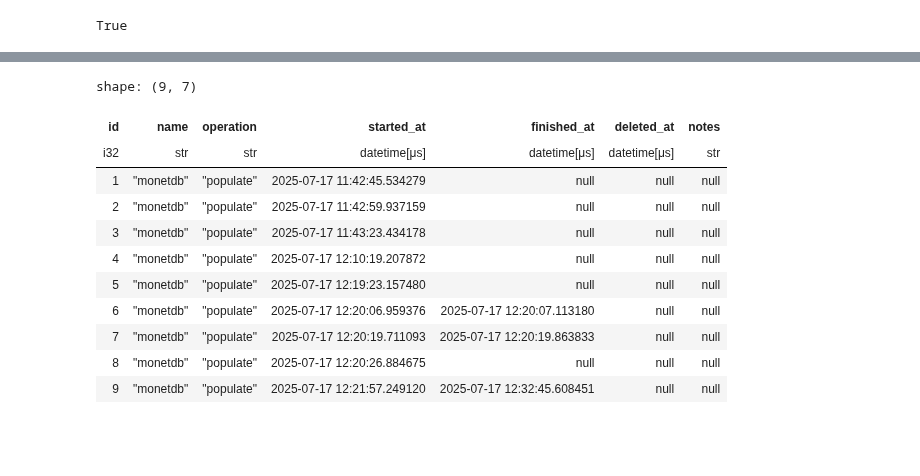
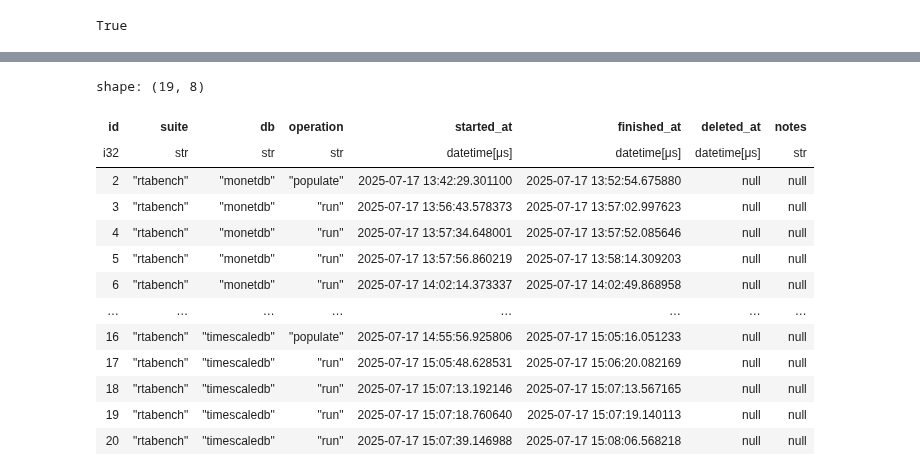
Before and after one commit to wlaur/olap-benchmarks, a Jupyter notebook: notebooks/results.ipynb, the cells around one changed output, grey strips where cells are left out. Cells and saved outputs as stored; diff of their text form; code cells hidden in the pictures; blank space fills up the shorter version.

Commit message:
ran benchmarks

```diff
--- a/notebooks/results.ipynb
+++ b/notebooks/results.ipynb
@@ -37,17 +32,19 @@ from tsdb_benchmarks.settings import SETTINGS
 # %%
 db = duckdb.connect(SETTINGS.results_directory / "results.db")
 # %%
-db.execute("select * from benchmark").pl()
+db.execute("select * from benchmark where finished_at is not null and deleted_at is null order by started_at").pl()
 # %% [output]
-shape: (9, 7)
+shape: (19, 8)
-| id | name | operation | started_at | finished_at | deleted_at | notes |
-| i32 | str | str | datetime[μs] | datetime[μs] | datetime[μs] | str |
-| 1 | "monetdb" | "populate" | 2025-07-17 11:42:45.534279 | null | null | null |
-| 2 | "monetdb" | "populate" | 2025-07-17 11:42:59.937159 | null | null | null |
-| 3 | "monetdb" | "populate" | 2025-07-17 11:43:23.434178 | null | null | null |
-| 4 | "monetdb" | "populate" | 2025-07-17 12:10:19.207872 | null | null | null |
-| 5 | "monetdb" | "populate" | 2025-07-17 12:19:23.157480 | null | null | null |
-| 6 | "monetdb" | "populate" | 2025-07-17 12:20:06.959376 | 2025-07-17 12:20:07.113180 | null | null |
-| 7 | "monetdb" | "populate" | 2025-07-17 12:20:19.711093 | 2025-07-17 12:20:19.863833 | null | null |
-| 8 | "monetdb" | "populate" | 2025-07-17 12:20:26.884675 | null | null | null |
-| 9 | "monetdb" | "populate" | 2025-07-17 12:21:57.249120 | 2025-07-17 12:32:45.608451 | null | null |
+| id | suite | db | operation | started_at | finished_at | deleted_at | notes |
+| i32 | str | str | str | datetime[μs] | datetime[μs] | datetime[μs] | str |
+| 2 | "rtabench" | "monetdb" | "populate" | 2025-07-17 13:42:29.301100 | 2025-07-17 13:52:54.675880 | null | null |
+| 3 | "rtabench" | "monetdb" | "run" | 2025-07-17 13:56:43.578373 | 2025-07-17 13:57:02.997623 | null | null |
+| 4 | "rtabench" | "monetdb" | "run" | 2025-07-17 13:57:34.648001 | 2025-07-17 13:57:52.085646 | null | null |
+| 5 | "rtabench" | "monetdb" | "run" | 2025-07-17 13:57:56.860219 | 2025-07-17 13:58:14.309203 | null | null |
+| 6 | "rtabench" | "monetdb" | "run" | 2025-07-17 14:02:14.373337 | 2025-07-17 14:02:49.868958 | null | null |
+| … | … | … | … | … | … | … | … |
+| 16 | "rtabench" | "timescaledb" | "populate" | 2025-07-17 14:55:56.925806 | 2025-07-17 15:05:16.051233 | null | null |
+| 17 | "rtabench" | "timescaledb" | "run" | 2025-07-17 15:05:48.628531 | 2025-07-17 15:06:20.082169 | null | null |
+| 18 | "rtabench" | "timescaledb" | "run" | 2025-07-17 15:07:13.192146 | 2025-07-17 15:07:13.567165 | null | null |
+| 19 | "rtabench" | "timescaledb" | "run" | 2025-07-17 15:07:18.760640 | 2025-07-17 15:07:19.140113 | null | null |
+| 20 | "rtabench" | "timescaledb" | "run" | 2025-07-17 15:07:39.146988 | 2025-07-17 15:08:06.568218 | null | null |
```
Also changed, not shown: parts of 9 cells of this notebook, 3 other files.
